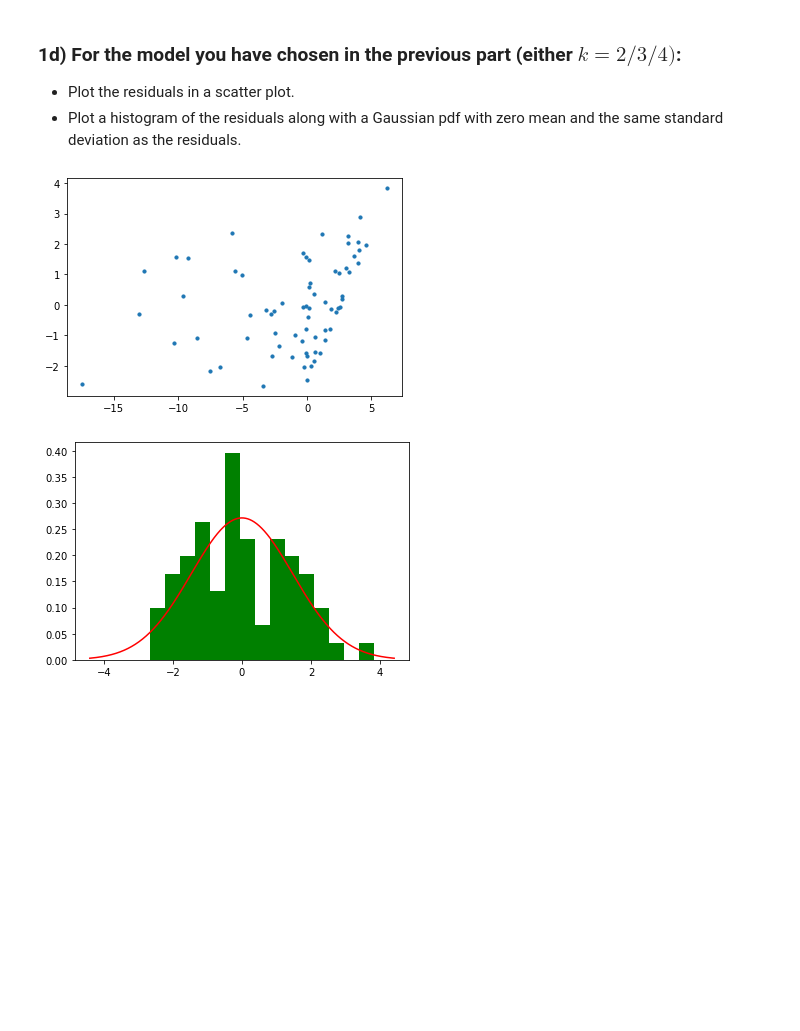
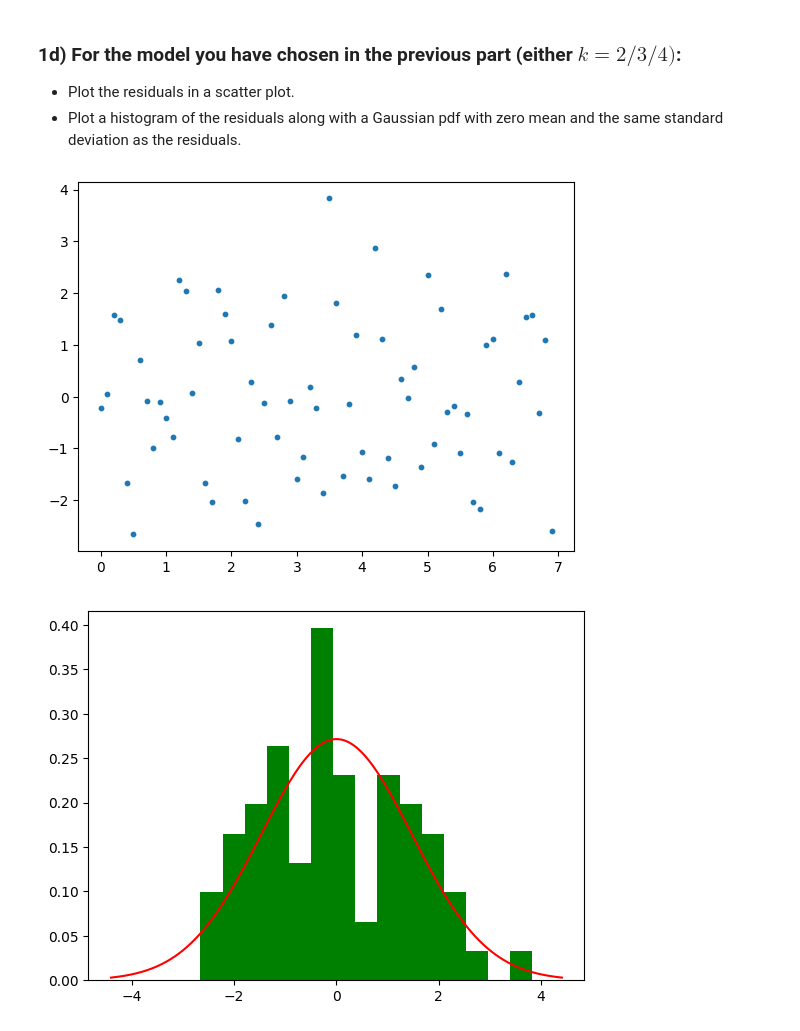
Before and after one commit to Nicholas-Ho/Data-Science-Exercises, a Jupyter notebook: Exercises/01 Exercise Notebook 1.ipynb, the cells around one changed output. Drawn from its saved outputs; the diff is of its cells as text; code cells hidden in the pictures; blank space fills up the shorter version.

```diff
--- a/Exercises/01 Exercise Notebook 1.ipynb
+++ b/Exercises/01 Exercise Notebook 1.ipynb
@@ -123,21 +123,21 @@ k: 4 - SSE: 151.23, R^2: 0.90162
 # %%
 from scipy.stats import norm
 
 k = 4
 beta, r2, res = polyreg(xy_data, k)
 
 # Scatter plot
-plt.scatter(y_data, res, s=10)
+plt.scatter(x_data, res, s=10)
 plt.show()
 
 # Histogram
-n, bins, patches = plt.hist(res, bins=15, density=True, facecolor='green');
+n, bins, patches = plt.hist(res, bins=15, density=True, facecolor='green')
 
 # Plot Gaussian pdf with same mean and variance as the residuals
-res_quad_stdev = np.std(res)  #standard deviation of residuals
-xvals = np.linspace(-3*res_quad_stdev,3*res_quad_stdev,1000)
-plt.plot(xvals, norm.pdf(xvals, loc=0, scale=res_quad_stdev), 'r')
+res_stdev = np.std(res)  #standard deviation of residuals
+xvals = np.linspace(-3*res_stdev,3*res_stdev,1000)
+plt.plot(xvals, norm.pdf(xvals, loc=0, scale=res_stdev), 'r')
 plt.show()
 # %% [output]
-[figure, old version]
+[figure, new version]
-[figure, old version]
+[figure, new version]
```
Also changed, not shown: parts of 2 cells of this notebook, 5 other files.
